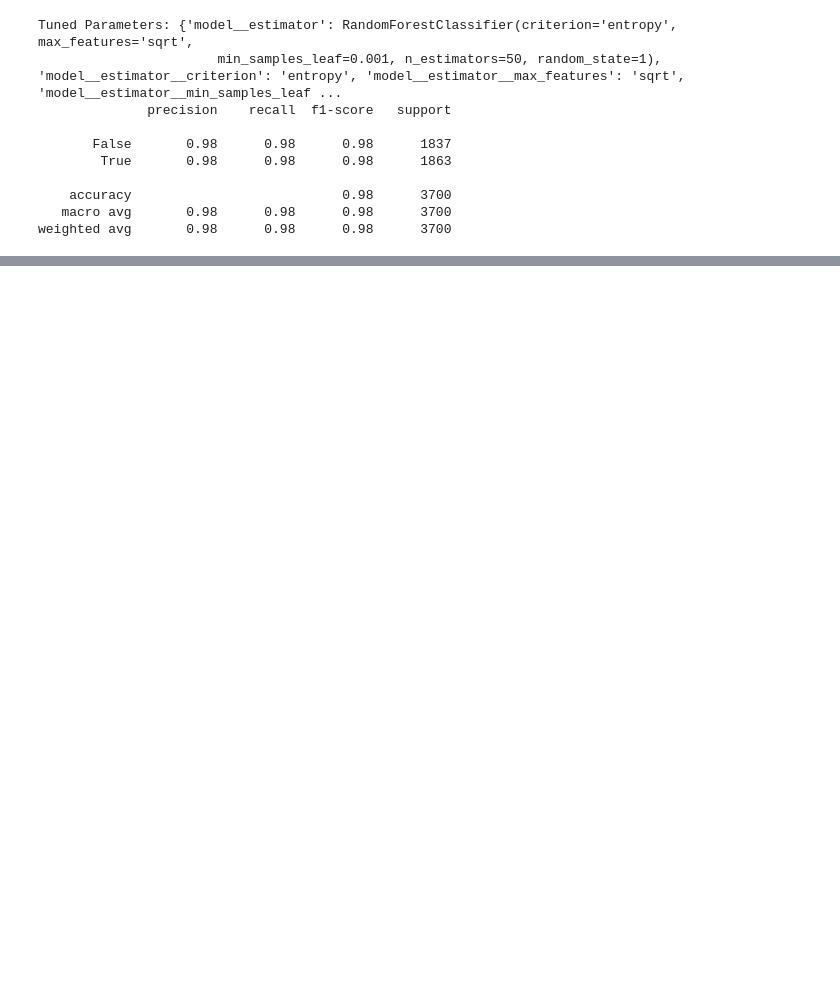
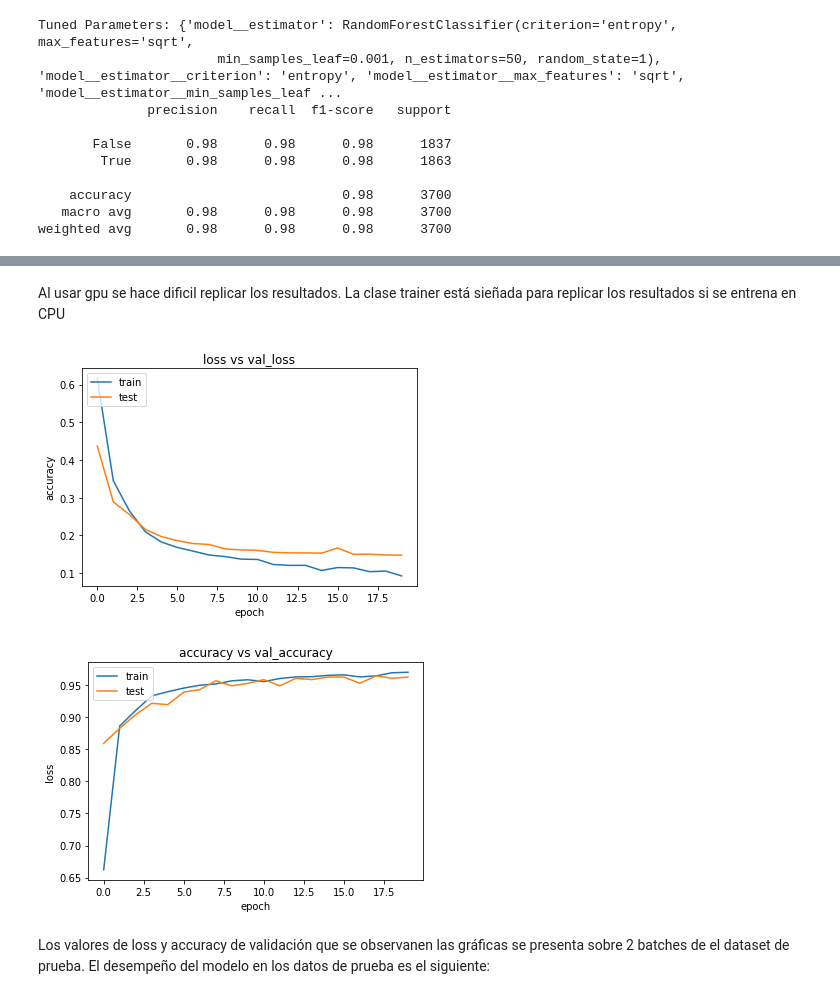
Before and after one commit to josepamplona212620/MELI_CVC_20220719_tech_test, a Jupyter notebook: prueba_técnica_cvc.ipynb, the cells around one changed output, grey strips where cells are left out. Saved outputs shown, nothing was run; the diff lists cells and outputs as text; code cells hidden in the pictures; blank space fills up the shorter version.

Commit message:
Analyzing results in the notebook

```diff
--- a/prueba_técnica_cvc.ipynb
+++ b/prueba_técnica_cvc.ipynb
@@ -229,0 +292,9 @@ NameError: ignored
+# %% [markdown]
+Al usar gpu se hace dificil replicar los resultados. La clase trainer está sieñada para replicar los resultados si se entrena en CPU
+# %%
+trainer.show_train_history()
+# %% [output]
+[figure, added]
+[figure, added]
+# %% [markdown]
+Los valores de loss y accuracy de validación que se observanen las gráficas se presenta sobre 2 batches de el dataset de prueba. El desempeño del modelo en los datos de prueba es el siguiente:
```
Also changed, not shown: parts of 48 cells of this notebook, 6 other files.
